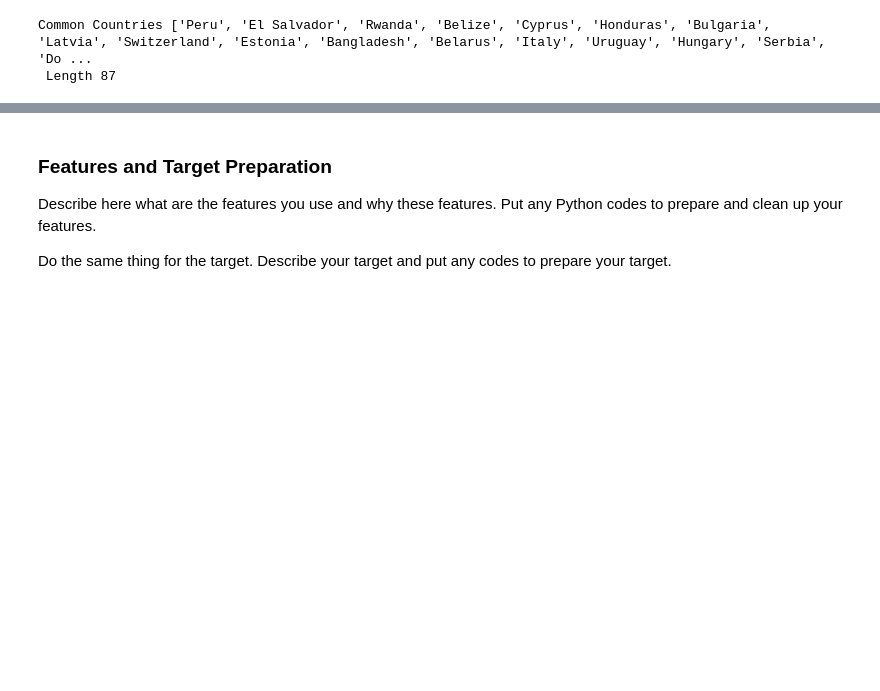
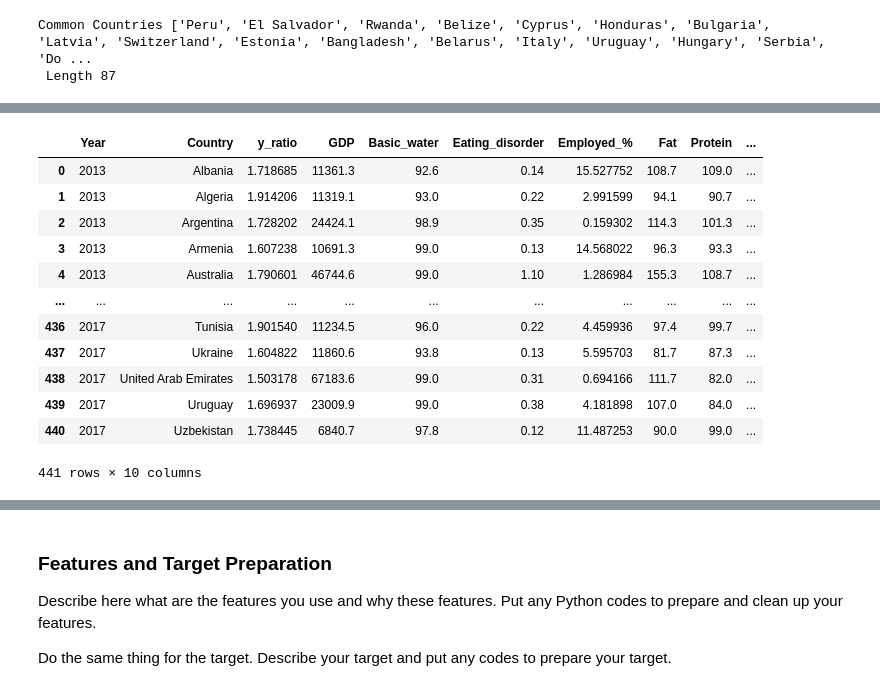
Before and after one commit to tanjoash/2D_data_driven_world, a Jupyter notebook: 2dwork/Project_Brief_Template.ipynb, the cells around one changed output, grey strips where cells are left out. Saved outputs shown, nothing was run; the diff lists cells and outputs as text; code cells hidden in the pictures; blank space fills up the shorter version.

```diff
--- a/2dwork/Project_Brief_Template.ipynb
+++ b/2dwork/Project_Brief_Template.ipynb
@@ -1056,0 +1748,34 @@ Common Countries ['Peru', 'El Salvador', 'Rwanda', 'Belize', 'Cyprus', 'Honduras
+# %%
+# read the csv for each year
+df2013_combined_model3 = pd.read_csv("df2013_combined_model3.csv")
+df2014_combined_model3 = pd.read_csv("df2014_combined_model3.csv")
+df2015_combined_model3 = pd.read_csv("df2015_combined_model3.csv")
+df2016_combined_model3 = pd.read_csv("df2016_combined_model3.csv")
+df2017_combined_model3 = pd.read_csv("df2017_combined_model3.csv")
+# %%
+# combine all five dataframes into one
+dfallyears_combined_3 = pd.concat([df2013_combined_model3, df2014_combined_model3, df2015_combined_model3, df2016_combined_model3, df2017_combined_model3])
+# drop the extra column caused due to concat function
+dfallyears_combined_3 = dfallyears_combined_3.drop(columns = "Unnamed: 0")
+# set index from 0
+dfallyears_combined_3 = dfallyears_combined_3.reset_index(drop=True)
+# print dataframe
+dfallyears_combined_3
+
+# export dataframe
+# dfallyears_combined.to_csv("dfallyears_combined_model3.csv")
+dfallyears_combined_3
+# %% [output]
+|  | Year | Country | y_ratio | GDP | Basic_water | Eating_disorder | Employed_% | Fat | Protein | ... |
+| 0 | 2013 | Albania | 1.718685 | 11361.3 | 92.6 | 0.14 | 15.527752 | 108.7 | 109.0 | ... |
+| 1 | 2013 | Algeria | 1.914206 | 11319.1 | 93.0 | 0.22 | 2.991599 | 94.1 | 90.7 | ... |
+| 2 | 2013 | Argentina | 1.728202 | 24424.1 | 98.9 | 0.35 | 0.159302 | 114.3 | 101.3 | ... |
+| 3 | 2013 | Armenia | 1.607238 | 10691.3 | 99.0 | 0.13 | 14.568022 | 96.3 | 93.3 | ... |
+| 4 | 2013 | Australia | 1.790601 | 46744.6 | 99.0 | 1.10 | 1.286984 | 155.3 | 108.7 | ... |
+| ... | ... | ... | ... | ... | ... | ... | ... | ... | ... | ... |
+| 436 | 2017 | Tunisia | 1.901540 | 11234.5 | 96.0 | 0.22 | 4.459936 | 97.4 | 99.7 | ... |
+| 437 | 2017 | Ukraine | 1.604822 | 11860.6 | 93.8 | 0.13 | 5.595703 | 81.7 | 87.3 | ... |
+| 438 | 2017 | United Arab Emirates | 1.503178 | 67183.6 | 99.0 | 0.31 | 0.694166 | 111.7 | 82.0 | ... |
+| 439 | 2017 | Uruguay | 1.696937 | 23009.9 | 99.0 | 0.38 | 4.181898 | 107.0 | 84.0 | ... |
+| 440 | 2017 | Uzbekistan | 1.738445 | 6840.7 | 97.8 | 0.12 | 11.487253 | 90.0 | 99.0 | ... |
+441 rows × 10 columns
```
Also changed, not shown: parts of 66 cells of this notebook, 1 other file.
